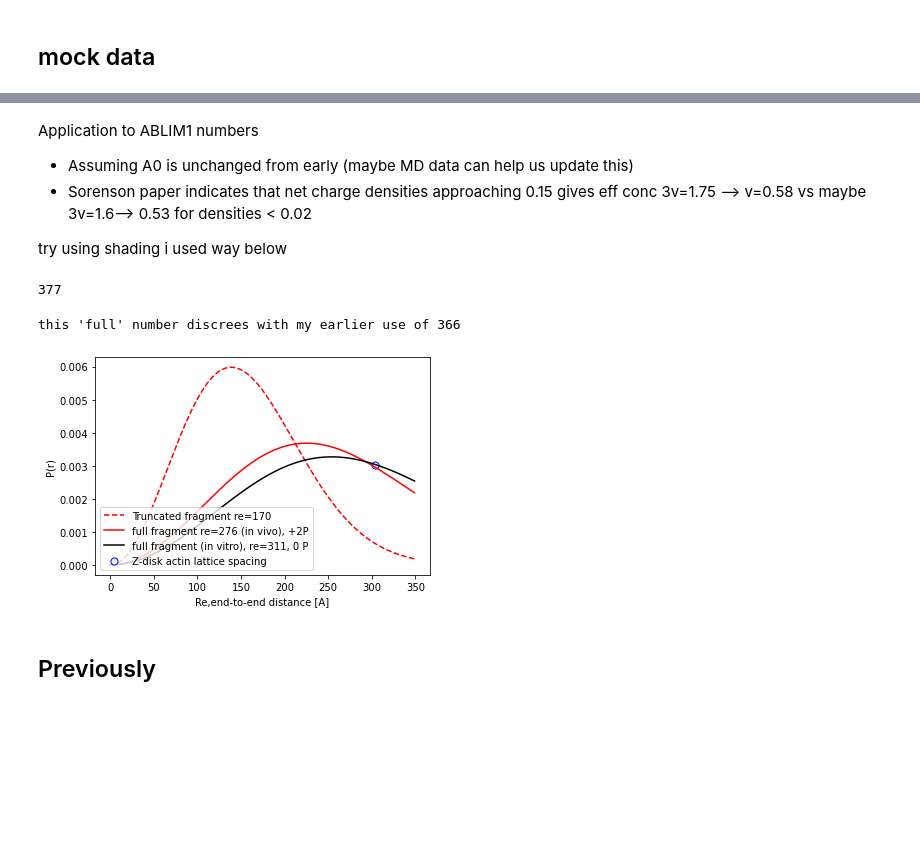
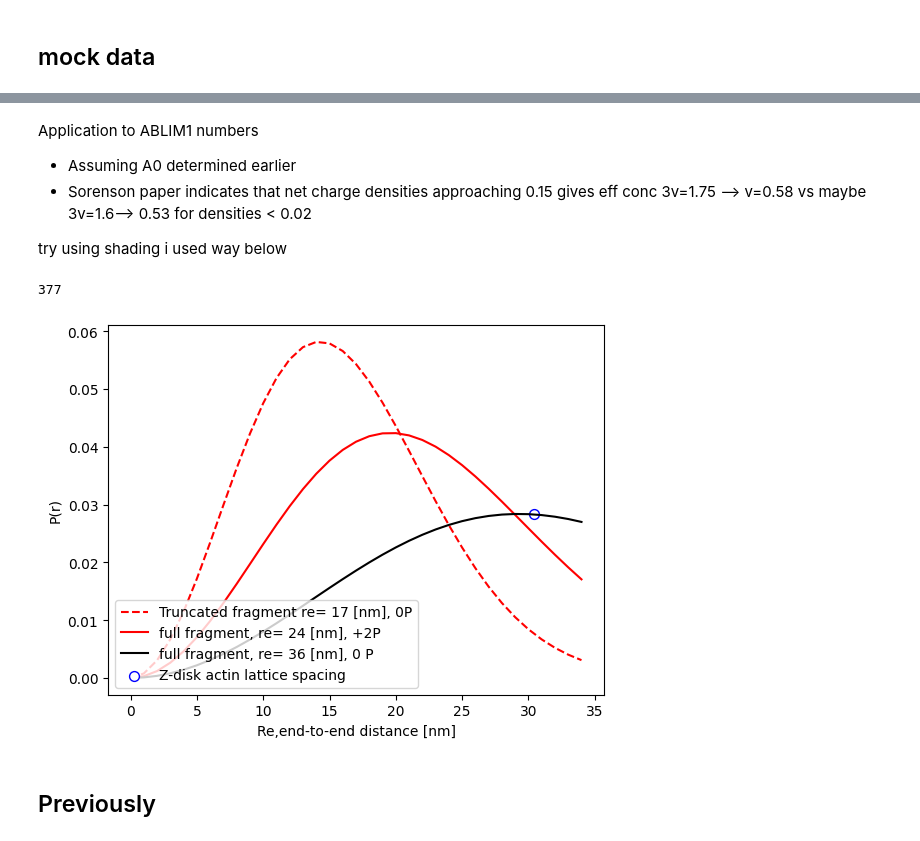
Before and after one commit to huskeypm/foldingML, a Jupyter notebook: ablim.ipynb, the cells around one changed output, grey strips where cells are left out. Drawn from its saved outputs; the diff is of its cells as text; code cells hidden in the pictures; blank space fills up the shorter version.

```diff
--- a/ablim.ipynb
+++ b/ablim.ipynb
@@ -404,2 +379,16 @@ ev2 = np.copy( ev )
+# %%
+#draw random numbers from histogram
+n = 1000
+r = np.random.randn(n) * 5
+
+
+data = dict()
+data['wt'] = r + 175
+data['d'] = r + 125
+#data['p'] = r + 125
+
+
+#plt.hist(data['wt'])
+#plt.hist(data['d'])
 # %% [markdown]
 ## Real data
@@ -407,8 +412,4 @@ Need to upload data
 # %%
-data = dict()
-data['wt'] = np.loadtxt('built_wt_Re_Cterm.csv')
-data['d'] = np.loadtxt('built_s450d_s452d_R_e_Cterm.csv')
-data['p'] = np.loadtxt('built_s450pS_s452pS_R_e_Cterm.csv')
 
 
 for key in data.keys():
@@ -499,7 +499,7 @@ def sample_from_histogram(hist_counts, bin_edges, n):
 
 # 1. Define or Generate a Histogram
 # Example: Create some data and get its histogram
-#original_data = np.random.randn(50)
+num_samples_to_draw = 100
 sampled = dict()
 for key in data.keys():
   original_data = data[key]
@@ -760,6 +778,6 @@ Text(0.5, 1.0, 'validation')
 # %% [markdown]
 Application to ABLIM1 numbers
-* Assuming A0 is unchanged from early  (maybe MD data can help us update this)
+* Assuming A0 determined earlier
 * Sorenson paper indicates that net charge densities approaching 0.15 gives eff conc 3v=1.75 --> v=0.58 vs maybe 3v=1.6--> 0.53 for densities < 0.02
 
 
@@ -769,53 +787,47 @@ try using shading i used way below
 # %% [output]
 377
 # %%
-#truncC = 473-343   # from position 343 to 473 that we are running martini w
-#full = 750-373     # full length
-
-print("this 'full' number discrees with my earlier use of 366")
-rs = np.arange(0,350)
-#nuUnphospho = 0.58 # for fully unphosphorylated molecule
-#nuPhospho = 0.53  # changing two phosphos in a long change doesn't alter v significantly
+rs = np.arange(0,35) # [nm]
 
 # change in phospho might move from say 0.25 to 0.3, or 0.05 change
-Ns = nFrag
-sqrt_re2 = A0 * (Ns**nup)
+#Ns = nFrag
+#sqrt_re2 = A0 * (Ns**nup)
 #print(sqrt_re2)
 #re2 = sqrt_re2**2'
-reTrunc = 170 # before
+reTrunc = reVals['wt'] # nm_to_aa, 170 # before
 re2 = reTrunc**2
-plt.plot(rs,pr(rs,re2),'r--',label=f'Truncated fragment re={reTrunc}')
+plt.plot(rs,pr(rs,re2),'r--',label=f'Truncated fragment re=%3.0f [nm], 0P'% reTrunc[0])
 
 
 
 #Ns = full
 #sqrt_re2 = A0 * (Ns**nuPhospho)
 #print(sqrt_re2)
 #re2 = sqrt_re2**2
-repfull = 276 # before
+repfull = reVals['d_ext'] # 276 # before
 re2 = repfull**2
-plt.plot(rs,pr(rs,re2),'r-',label=f'full fragment re={repfull} (in vivo), +2P')
+plt.plot(rs,pr(rs,re2),'r-',label=f'full fragment, re=%3.0f [nm], +2P'%repfull)
 plt.ylabel('P(r)')
 plt.xlabel('Re,end-to-end distance [A]')
 
 #sqrt_re2 = A0 * (Ns**nuUnphospho)
 #print(sqrt_re2)
 #re2 = sqrt_re2**2
-rewtfull = 311 # before
+rewtfull = reVals['wt_ext']  # 311 # before
 re2 = rewtfull**2
-plt.plot(rs,pr(rs,re2),'k-',label=f'full fragment (in vitro), re={rewtfull}, 0 P')
+plt.plot(rs,pr(rs,re2),'k-',label=f'full fragment, re=%3.0f [nm], 0 P'%rewtfull)
+plt.legend(loc=0)
 plt.ylabel('P(r)')
-plt.xlabel('Re,end-to-end distance [A]')
+plt.xlabel('Re,end-to-end distance [nm]')
 
 
-b=30.4*10. # 30 nm --> 300 AA for actin/actin separation, dz from Irving 2011
+b=30.4 # 30 nm --> 300 AA for actin/actin separation, dz from Irving 2011
 plt.scatter(b,pr(b,re2),label='Z-disk actin lattice spacing',s=50,edgecolor='blue',facecolor='white')
 plt.legend(loc=3)
 #plt.title('our data for ablim1 [UNORMALIZZED]')
 plt.gcf().savefig("pr_sim.png",dpi=300)
 # %% [output]
-this 'full' number discrees with my earlier use of 366
-[figure, old version]
+[figure, new version]
 # %% [markdown]
 ## Previously
 # %% [markdown]
```
Also changed, not shown: parts of 23 cells of this notebook.
